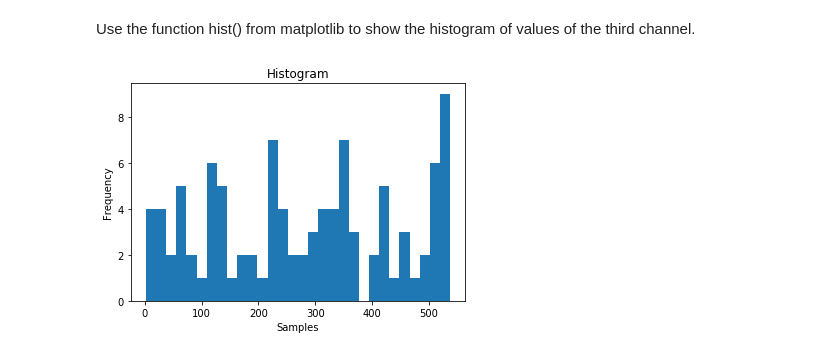
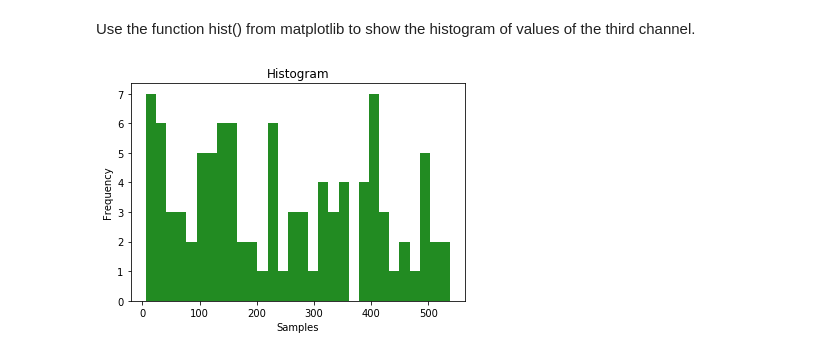
Before and after one commit to abbas163/ce888labs, a Jupyter notebook: lab1.ipynb, the cells around one changed output. Cells and saved outputs as stored; diff of their text form; code cells hidden in the pictures.

```diff
--- a/lab1.ipynb
+++ b/lab1.ipynb
@@ -649,10 +649,10 @@ Variance  of channels :  [26720.1156 23642.3644 27077.2419 24989.82   22264.6976
 Use the function hist() from matplotlib to show the histogram of values of the third channel.
 # %%
 #<------------INSERT CODE HERE------------>
-plt.hist(randn[2,:], bins=30)
+plt.hist(randn[3,:], bins=30,color='#228b22')
 plt.xlabel("Samples")
 plt.ylabel("Frequency")
 plt.title("Histogram")
 plt.show()
 # %% [output]
-[figure, old version]
+[figure, new version]
```
